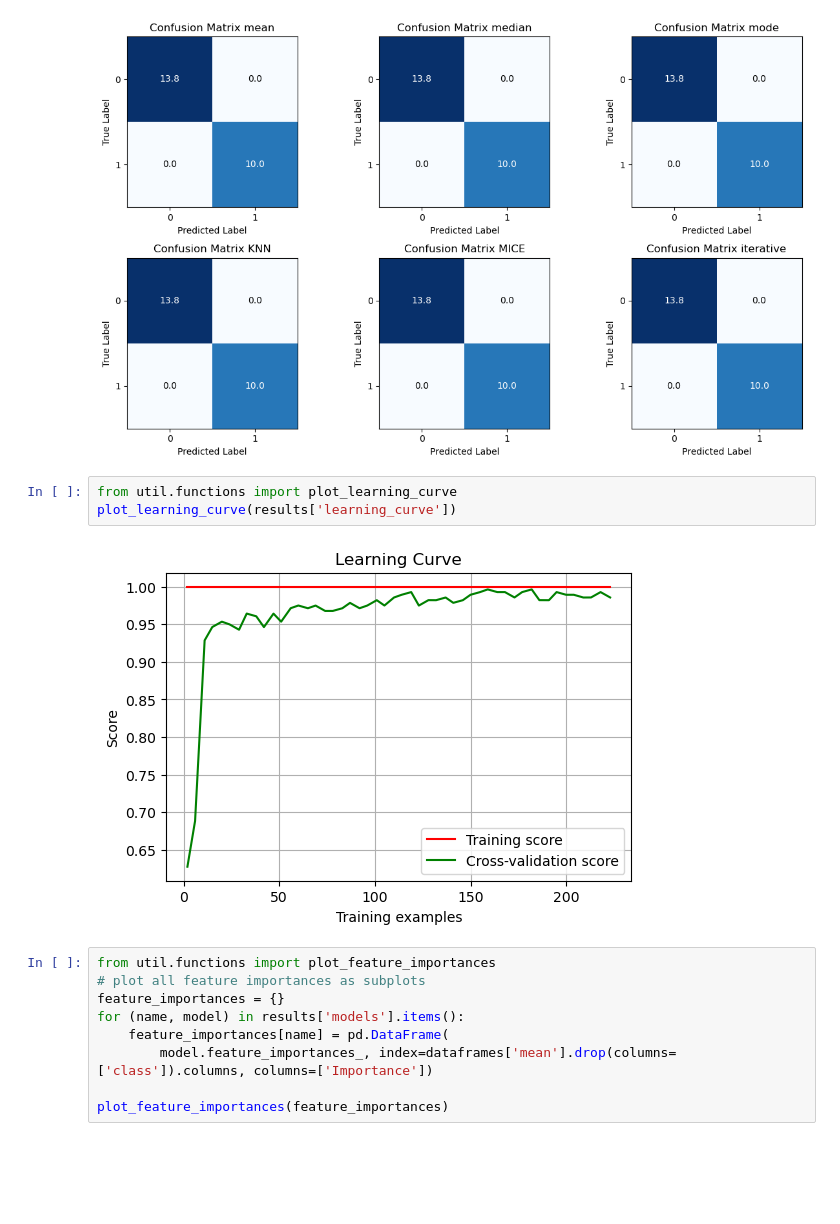
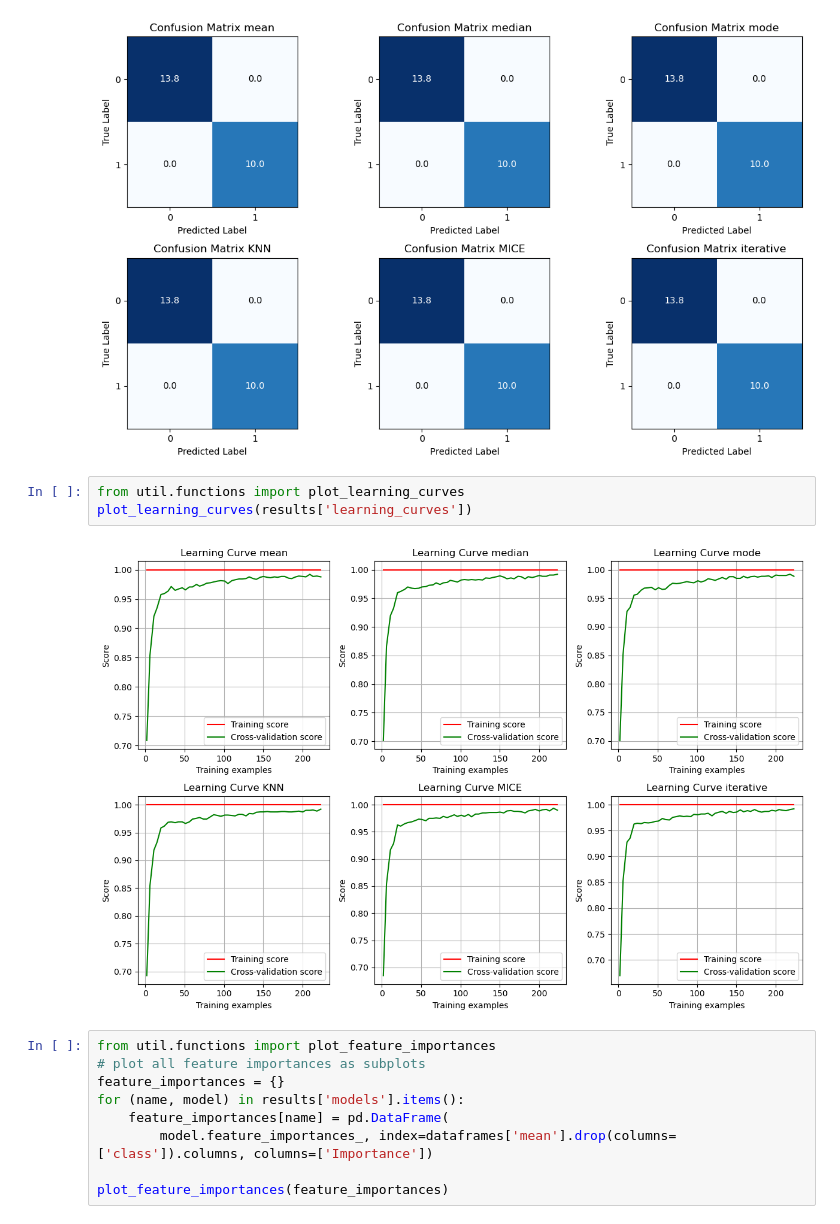
Before and after one commit to luisastue/datascience-ckd, a Jupyter notebook: 5.2_random_forests.ipynb, the cells around one changed output. Cells and saved outputs as stored; diff of their text form; blank space fills up the shorter version.

```diff
--- a/5.2_random_forests.ipynb
+++ b/5.2_random_forests.ipynb
@@ -38,10 +38,10 @@ plot_mean_confusion_matrices(results['confusion_matrices'])
 # %% [output]
 [figure]
 # %%
-from util.functions import plot_learning_curve
-plot_learning_curve(results['learning_curve'])
+from util.functions import plot_learning_curves
+plot_learning_curves(results['learning_curves'])
 # %% [output]
-[figure, old version]
+[figure, new version]
 # %%
 from util.functions import plot_feature_importances
 # plot all feature importances as subplots
```
Also changed, not shown: 6 other files.
